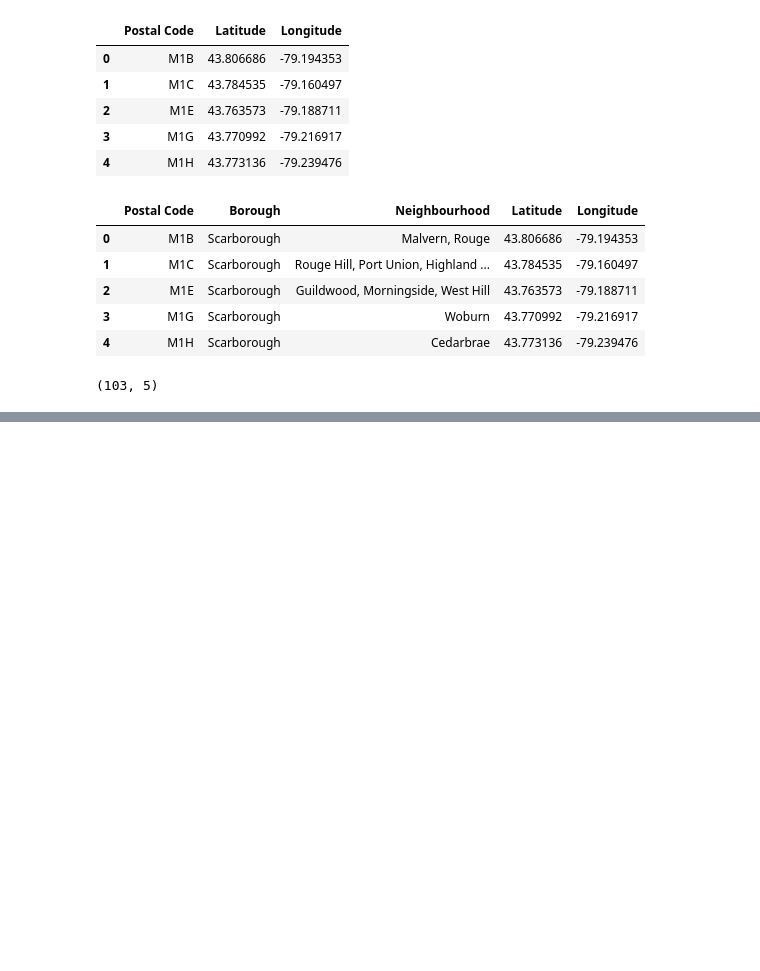
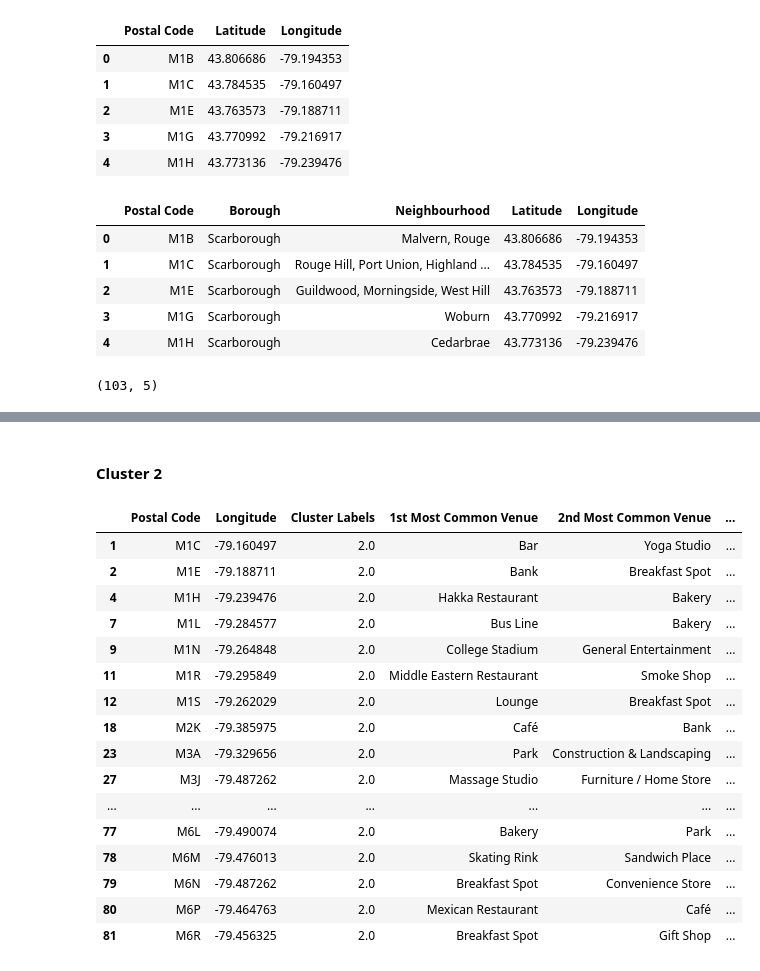
Before and after one commit to MMustafaK/Coursera_Capstone, a Jupyter notebook: Segmenting and Clustering Neighborhoods in Toronto.ipynb, the cells around one changed output, grey strips where cells are left out. Cells and saved outputs as stored; diff of their text form; code cells hidden in the pictures; blank space fills up the shorter version.

```diff
--- a/Segmenting and Clustering Neighborhoods in Toronto.ipynb
+++ b/Segmenting and Clustering Neighborhoods in Toronto.ipynb
@@ -79,0 +526,22 @@ dft.shape
+# %% [markdown]
+#### Cluster 2
+# %%
+toronto_merged.loc[toronto_merged['Cluster Labels'] == 2, toronto_merged.columns[[1] + list(range(5, toronto_merged.shape[1]))]]
+# %% [output]
+|  | Postal Code | Longitude | Cluster Labels | 1st Most Common Venue | 2nd Most Common Venue | ... |
+| 1 | M1C | -79.160497 | 2.0 | Bar | Yoga Studio | ... |
+| 2 | M1E | -79.188711 | 2.0 | Bank | Breakfast Spot | ... |
+| 4 | M1H | -79.239476 | 2.0 | Hakka Restaurant | Bakery | ... |
+| 7 | M1L | -79.284577 | 2.0 | Bus Line | Bakery | ... |
+| 9 | M1N | -79.264848 | 2.0 | College Stadium | General Entertainment | ... |
+| 11 | M1R | -79.295849 | 2.0 | Middle Eastern Restaurant | Smoke Shop | ... |
+| 12 | M1S | -79.262029 | 2.0 | Lounge | Breakfast Spot | ... |
+| 18 | M2K | -79.385975 | 2.0 | Café | Bank | ... |
+| 23 | M3A | -79.329656 | 2.0 | Park | Construction & Landscaping | ... |
+| 27 | M3J | -79.487262 | 2.0 | Massage Studio | Furniture / Home Store | ... |
+| ... | ... | ... | ... | ... | ... | ... |
+| 77 | M6L | -79.490074 | 2.0 | Bakery | Park | ... |
+| 78 | M6M | -79.476013 | 2.0 | Skating Rink | Sandwich Place | ... |
+| 79 | M6N | -79.487262 | 2.0 | Breakfast Spot | Convenience Store | ... |
+| 80 | M6P | -79.464763 | 2.0 | Mexican Restaurant | Café | ... |
+| 81 | M6R | -79.456325 | 2.0 | Breakfast Spot | Gift Shop | ... |
```
Also changed, not shown: parts of 50 cells of this notebook.
